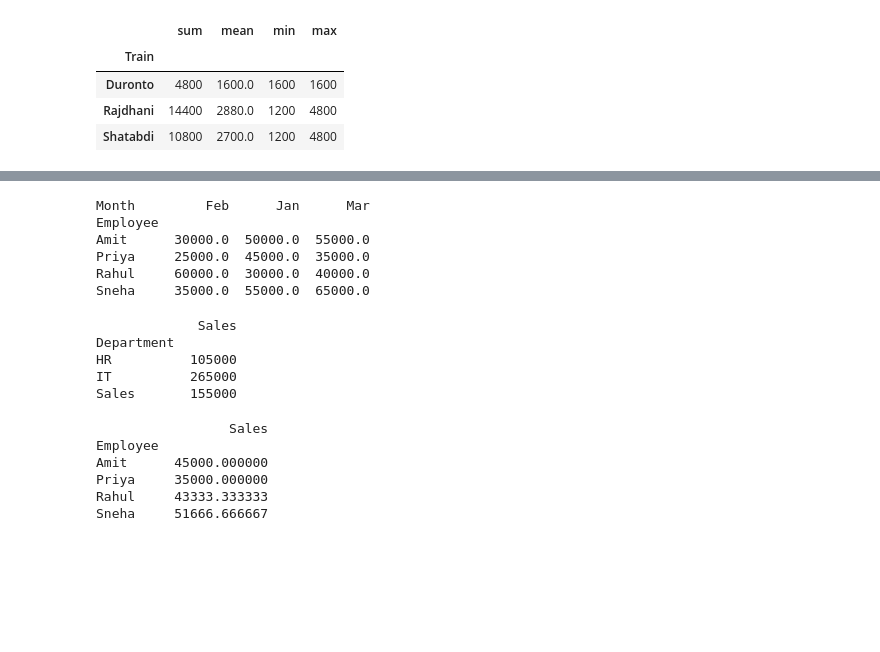
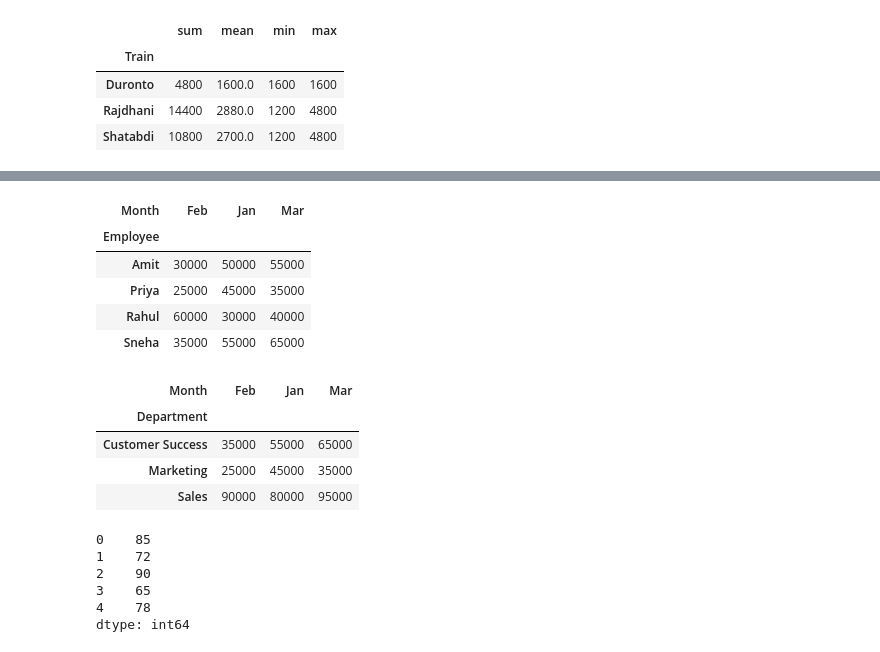
Before and after one commit to pamithkodekal/Python, a Jupyter notebook: pandasNotebook/Pandas.ipynb, the cells around one changed output, grey strips where cells are left out. Saved outputs shown, nothing was run; the diff lists cells and outputs as text; code cells hidden in the pictures; blank space fills up the shorter version.

```diff
--- a/pandasNotebook/Pandas.ipynb
+++ b/pandasNotebook/Pandas.ipynb
@@ -631,47 +655,42 @@ print(df)
 # %%
-pivot = pd.pivot_table(
+pd.pivot_table(
     df,
-    values="Sales",
+    values="Revenue",
     index="Employee",
-    columns="Month"
+    columns="Month",
+    aggfunc="sum"
 )
-
-print(pivot)
 # %% [output]
-Month         Feb      Jan      Mar
-Employee
-Amit      30000.0  50000.0  55000.0
-Priya     25000.0  45000.0  35000.0
-Rahul     60000.0  30000.0  40000.0
-Sneha     35000.0  55000.0  65000.0
+| Month | Feb | Jan | Mar |
+| Employee |  |  |  |
+| Amit | 30000 | 50000 | 55000 |
+| Priya | 25000 | 45000 | 35000 |
+| Rahul | 60000 | 30000 | 40000 |
+| Sneha | 35000 | 55000 | 65000 |
-# %%
-pivot = pd.pivot_table(
-    df,
-    values="Sales",
-    index="Department",
-    aggfunc="sum"
-)
-
-print(pivot)
-# %% [output]
-             Sales
-Department
-HR          105000
-IT          265000
-Sales       155000
-# %%
-pivot = pd.pivot_table(
-    df,
-    values="Sales",
-    index="Employee",
-    aggfunc="mean"
-)
-
-print(pivot)
-# %% [output]
-                 Sales
-Employee
-Amit      45000.000000
-Priya     35000.000000
-Rahul     43333.333333
-Sneha     51666.666667
+# %%
+pd.pivot_table(
+    df,
+    values="Revenue",
+    index="Department",
+    columns="Month",
+    aggfunc="sum"
+)
+# %% [output]
+| Month | Feb | Jan | Mar |
+| Department |  |  |  |
+| Customer Success | 35000 | 55000 | 65000 |
+| Marketing | 25000 | 45000 | 35000 |
+| Sales | 90000 | 80000 | 95000 |
+# %%
+Maths = pd.Series([85, 72, 90, 65, 78])
+English = pd.Series([78, 80, 92, 68, 85])
+Physics = pd.Series([80, 75, 88, 70, 82])
+
+Maths
+# %% [output]
+0    85
+1    72
+2    90
+3    65
+4    78
+dtype: int64
```
Also changed, not shown: parts of 11 cells of this notebook.
